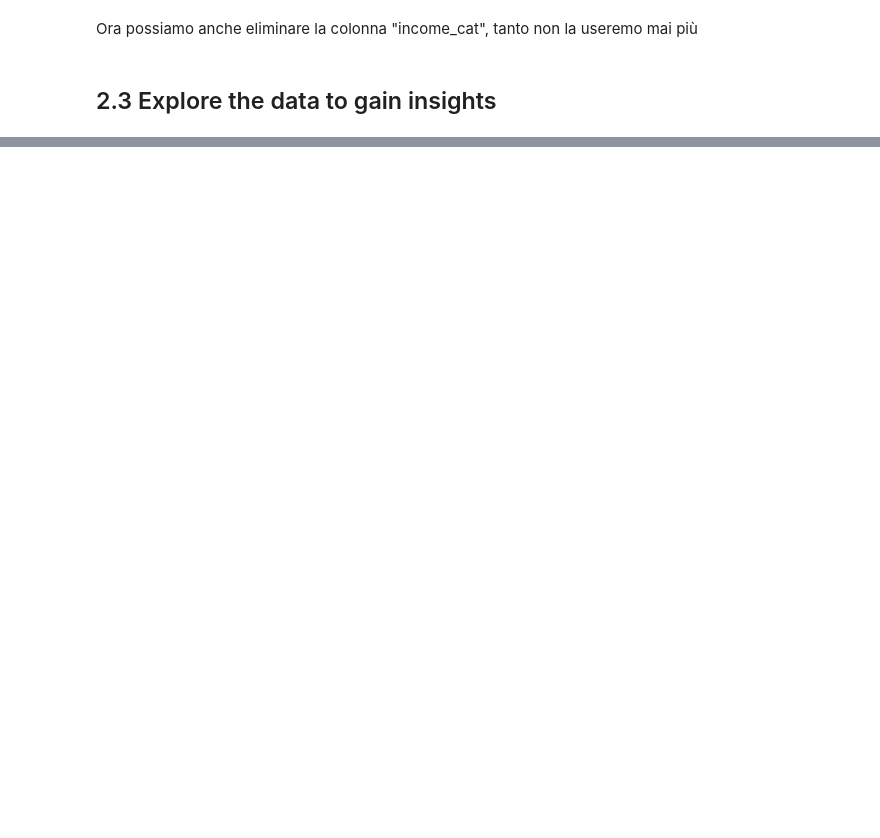
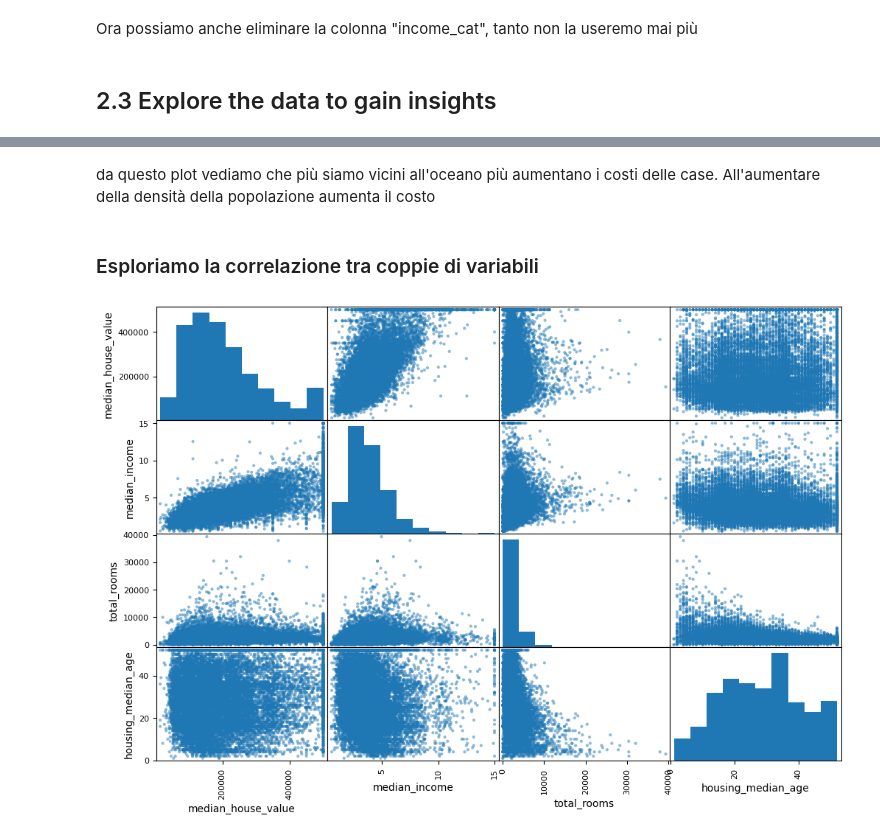
Before and after one commit to leotodisco/Hands-On-ML, a Jupyter notebook: cap2.ipynb, the cells around one changed output, grey strips where cells are left out. Cells and saved outputs as stored; diff of their text form; code cells hidden in the pictures; blank space fills up the shorter version.

```diff
--- a/cap2.ipynb
+++ b/cap2.ipynb
@@ -224,0 +152,2 @@ for set_ in (strat_train_set, strat_test_set):
+# %%
+housing = strat_train_set.copy()
@@ -224,0 +163,4 @@ for set_ in (strat_train_set, strat_test_set):
+# %% [markdown]
+da questo plot vediamo che più siamo vicini all'oceano più aumentano i costi delle case. All'aumentare della densità della popolazione aumenta il costo
+# %% [markdown]
+### Esploriamo la correlazione tra coppie di variabili
@@ -224,0 +170,8 @@ for set_ in (strat_train_set, strat_test_set):
+# %%
+from pandas.plotting import scatter_matrix
+
+attributes=["median_house_value", "median_income", "total_rooms", "housing_median_age"]
+scatter_matrix(housing[attributes], figsize=(12, 8))
+plt.show()
+# %% [output]
+[figure, added]
```
Also changed, not shown: parts of 19 cells of this notebook, 1 other file.
